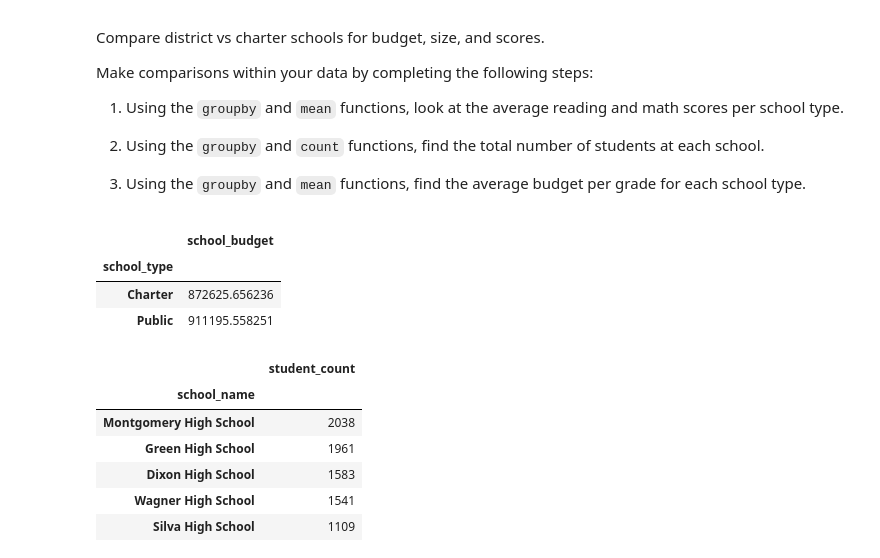
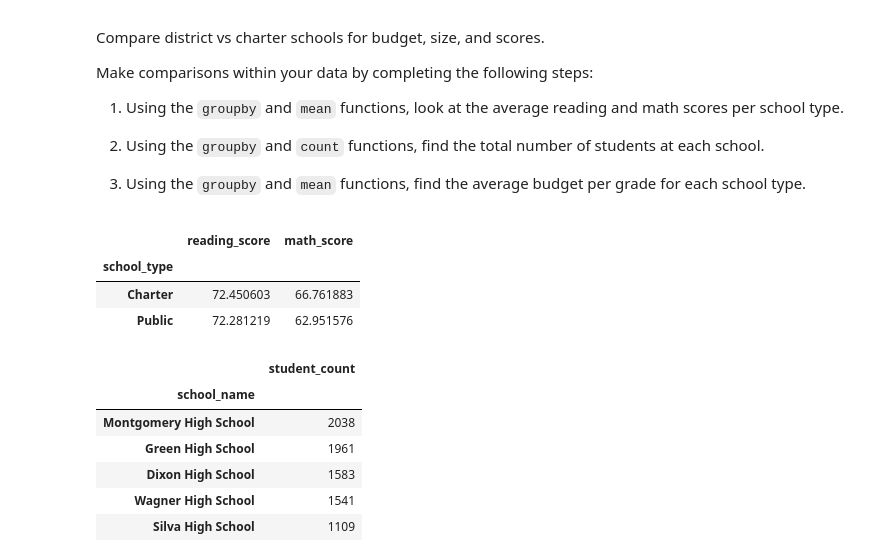
Before and after one commit to emerset/PyBer_Analysis, a Jupyter notebook: Unsolved/Student_Data_Challenge_Starter_Code.ipynb, the cells around one changed output. Drawn from its saved outputs; the diff is of its cells as text; code cells hidden in the pictures.

```diff
--- a/Unsolved/Student_Data_Challenge_Starter_Code.ipynb
+++ b/Unsolved/Student_Data_Challenge_Starter_Code.ipynb
@@ -56,6 +58,8 @@ school_budget       0
 dtype: int64
 # %%
 # Drop rows with null values and verify removal
+student_df = student_df.dropna()
+student_df.isna().sum()
 # %% [output]
 student_id       0
 student_name     0
@@ -72,6 +77,8 @@ dtype: int64
 1836
 # %%
 # Drop duplicated rows and verify removal
+student_df = student_df.drop_duplicates()
+student_df.duplicated().sum()
 # %% [output]
 0
 # %%
@@ -103,4 +112,6 @@ dtype: object
 Name: grade, Length: 14831, dtype: object
 # %%
 # Remove the non-numeric characters and verify the contents of the column
+student_df['grade'] = student_df['grade'].str.replace('th', '')
+student_df['grade']
 # %% [output]
@@ -119,3 +135,5 @@ Name: grade, Length: 14831, dtype: object
 # %%
 # Change the grade column to the int type and verify column types
+student_df['grade'] = student_df['grade'].astype(int)
+student_df.dtypes
 # %% [output]
@@ -250,11 +284,13 @@ Make comparisons within your data by completing the following steps:
 2. Using the `groupby` and `mean` functions, find the average budget per grade for each school type.
 # %%
 # Use groupby and mean to find the average reading and math scores for each school type.
+school_type_group = student_df.groupby(by="school_type")
+school_type_group["reading_score", "math_score"].mean()
 # %% [output]
-|  | school_budget |
-| school_type |  |
-| Charter | 872625.656236 |
-| Public | 911195.558251 |
+|  | reading_score | math_score |
+| school_type |  |  |
+| Charter | 72.450603 | 66.761883 |
+| Public | 72.281219 | 62.951576 |
 # %%
 # Use the `groupby`, `count`, and `sort_values` functions to find the
 # total number of students at each school and sort from most students to least students.
```
Also changed, not shown: parts of 21 cells of this notebook.
